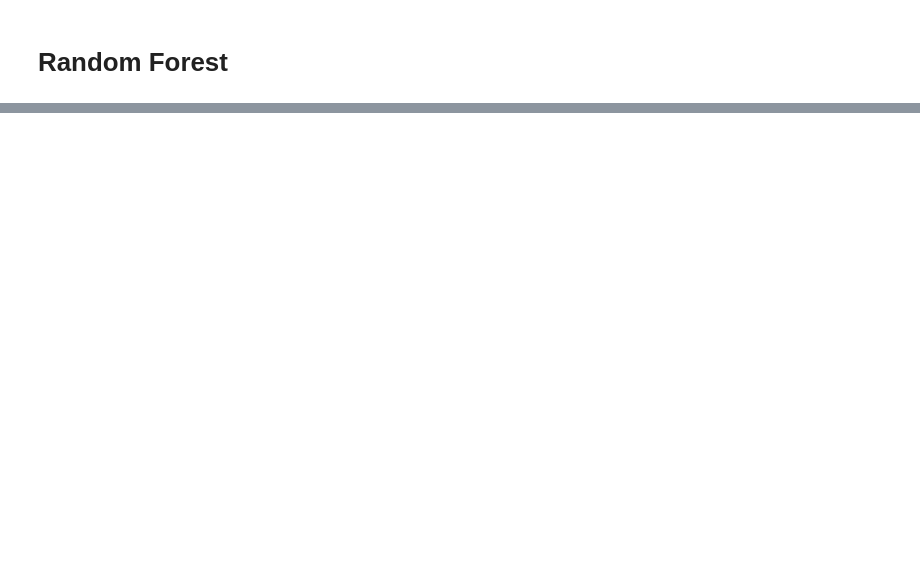
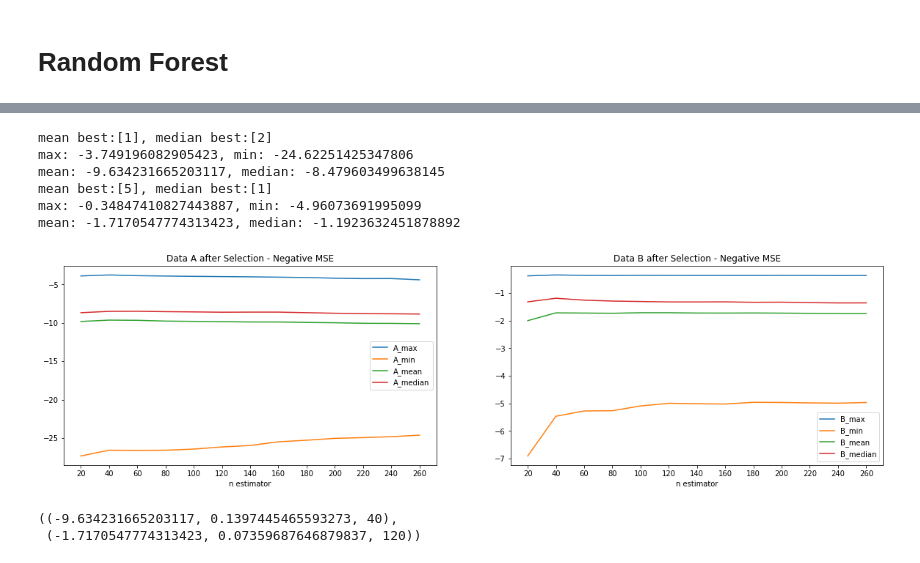
Before and after one commit to AmosChenZixuan/CIS_Research_Project, a Jupyter notebook: Dataset1_feature_importance_regression.ipynb, the cells around one changed output, grey strips where cells are left out. Cells and saved outputs as stored; diff of their text form; code cells hidden in the pictures; blank space fills up the shorter version.

```diff
--- a/Dataset1_feature_importance_regression.ipynb
+++ b/Dataset1_feature_importance_regression.ipynb
@@ -372,0 +333,12 @@ mean: -1.6931574446639932, median: -1.3550353490909826
+# %%
+plot(model_select_GB, nrange, 'n estimator')
+# %% [output]
+mean best:[1], median best:[2]
+max: -3.749196082905423, min: -24.62251425347806
+mean: -9.634231665203117, median: -8.479603499638145
+mean best:[5], median best:[1]
+max: -0.34847410827443887, min: -4.96073691995099
+mean: -1.7170547774313423, median: -1.1923632451878892
+[figure, added]
+((-9.634231665203117, 0.1397445465593273, 40),
+ (-1.7170547774313423, 0.07359687646879837, 120))
```
Also changed, not shown: parts of 14 cells of this notebook, 1 other file.
